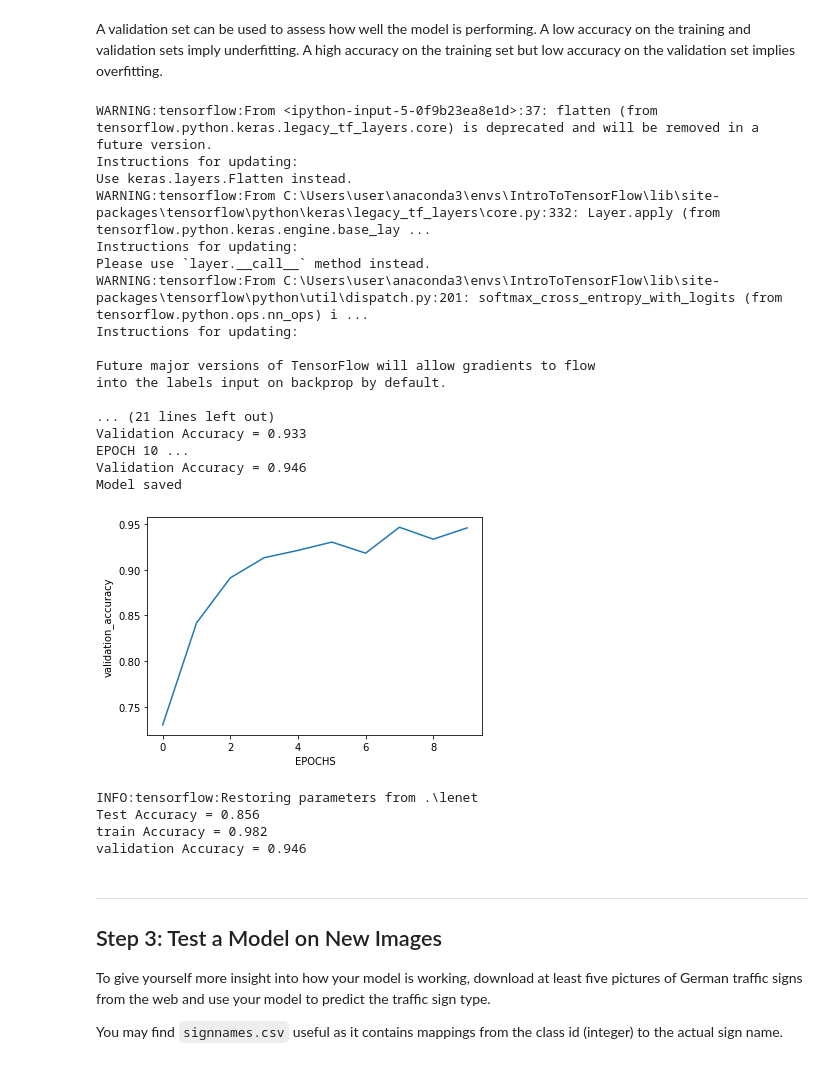
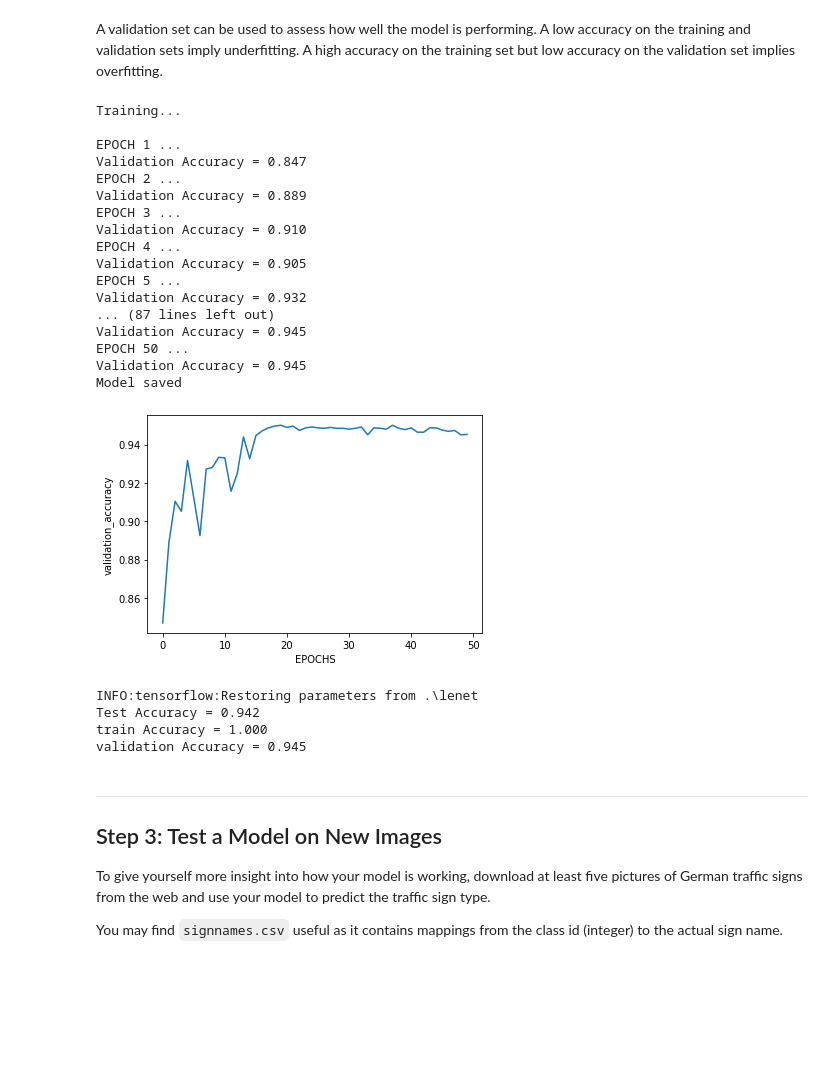
Before and after one commit to ruyi-tsai/CarND-Traffic-Sign-Classifier-Project, a Jupyter notebook: Traffic_Sign_Classifier.ipynb, the cells around one changed output. Cells and saved outputs as stored; diff of their text form; code cells hidden in the pictures; blank space fills up the shorter version.

```diff
--- a/Traffic_Sign_Classifier.ipynb
+++ b/Traffic_Sign_Classifier.ipynb
@@ -204,7 +234,7 @@ def normalize_grayscale(image_data):
 ### Define your architecture here.
 import tensorflow.compat.v1 as tf
 tf.disable_v2_behavior()
-EPOCHS = 10
+EPOCHS = 50
 BATCH_SIZE =128
 
 #from tensorflow.contrib.layers import flatten
@@ -214,41 +244,41 @@ def LeNet(x):
     mu = 0
     sigma = 0.1
 
-    # SOLUTION: Layer 1: Convolutional. Input = 32x32x3. Output = 28x28x6.
-    conv1_W = tf.Variable(tf.truncated_normal(shape=(5, 5, 3, 6), mean = mu, stddev = sigma))
-    conv1_b = tf.Variable(tf.zeros(6))
+    # SOLUTION: Layer 1: Convolutional. Input = 32x32x3. Output = 28x28x32.
+    conv1_W = tf.Variable(tf.truncated_normal(shape=(5, 5, 1, 32), mean = mu, stddev = sigma))
+    conv1_b = tf.Variable(tf.zeros(32))
     conv1   = tf.nn.conv2d(x, conv1_W, strides=[1, 1, 1, 1], padding='VALID') + conv1_b
 
     # SOLUTION: Activation.
     conv1 = tf.nn.relu(conv1)
 
-    # SOLUTION: Pooling. Input = 28x28x6. Output = 14x14x6.
+    # SOLUTION: Pooling. Input = 28x28x32. Output = 14x14x32.
     conv1 = tf.nn.max_pool(conv1, ksize=[1, 2, 2, 1], strides=[1, 2, 2, 1], padding='VALID')
 
-    # SOLUTION: Layer 2: Convolutional. Output = 10x10x16.
-    conv2_W = tf.Variable(tf.truncated_normal(shape=(5, 5, 6, 16), mean = mu, stddev = sigma))
-    conv2_b = tf.Variable(tf.zeros(16))
+    # SOLUTION: Layer 2: Convolutional. Output = 10x10x64.
+    conv2_W = tf.Variable(tf.truncated_normal(shape=(5, 5, 32, 64), mean = mu, stddev = sigma))
+    conv2_b = tf.Variable(tf.zeros(64))
     conv2   = tf.nn.conv2d(conv1, conv2_W, strides=[1, 1, 1, 1], padding='VALID') + conv2_b
 
     # SOLUTION: Activation.
     conv2 = tf.nn.relu(conv2)
 
-    # SOLUTION: Pooling. Input = 10x10x16. Output = 5x5x16.
+    # SOLUTION: Pooling. Input = 10x10x64. Output = 5x5x64.
     conv2 = tf.nn.max_pool(conv2, ksize=[1, 2, 2, 1], strides=[1, 2, 2, 1], padding='VALID')
 
-    # SOLUTION: Flatten. Input = 5x5x16. Output = 400.
+    # SOLUTION: Flatten. Input = 5x5x64. Output = 1600.
     fc0   = tf.compat.v1.layers.flatten(conv2)
 
-    # SOLUTION: Layer 3: Fully Connected. Input = 400. Output = 120.
-    fc1_W = tf.Variable(tf.truncated_normal(shape=(400, 120), mean = mu, stddev = sigma))
-    fc1_b = tf.Variable(tf.zeros(120))
+    # SOLUTION: Layer 3: Fully Connected. Input = 1600. Output = 1200.
+    fc1_W = tf.Variable(tf.truncated_normal(shape=(1600, 1200), mean = mu, stddev = sigma))
+    fc1_b = tf.Variable(tf.zeros(1200))
     fc1   = tf.matmul(fc0, fc1_W) + fc1_b
 
     # SOLUTION: Activation.
     fc1    = tf.nn.relu(fc1)
 
-    # SOLUTION: Layer 4: Fully Connected. Input = 120. Output = 84.
-    fc2_W  = tf.Variable(tf.truncated_normal(shape=(120, 84), mean = mu, stddev = sigma))
+    # SOLUTION: Layer 4: Fully Connected. Input = 1200. Output = 84.
+    fc2_W  = tf.Variable(tf.truncated_normal(shape=(1200, 84), mean = mu, stddev = sigma))
     fc2_b  = tf.Variable(tf.zeros(84))
     fc2    = tf.matmul(fc1, fc2_W) + fc2_b
 
@@ -261,7 +291,7 @@ def LeNet(x):
     logits = tf.matmul(fc2, fc3_W) + fc3_b
 
     return logits
-x = tf.placeholder(tf.float32, shape=(None, 32, 32, 3))
+x = tf.placeholder(tf.float32, shape=(None, 32, 32, 1))
 y = tf.placeholder(tf.int32,shape= (None))
 one_hot_y = tf.one_hot(y, 43)
 ### Feel free to use as many code cells as needed.
@@ -302,50 +332,50 @@ def evaluate(X_data, y_data):
     return total_accuracy / num_examples
 
 with tf.Session() as sess:
     sess.run(tf.global_variables_initializer())
     num_examples = len(X_train)
 
     print("Training...")
     print()
     acc = np.zeros( (EPOCHS) )
     for i in range(EPOCHS):
         X_train, y_train = shuffle(X_train, y_train)
         for offset in range(0, num_examples, BATCH_SIZE):
             end = offset + BATCH_SIZE
             batch_x, batch_y = X_train[offset:end], y_train[offset:end]
             sess.run(training_operation, feed_dict={x: batch_x, y: batch_y})
 
-        validation_accuracy = evaluate(X_validation, y_validation)
+        validation_accuracy = evaluate(X_valid, y_valid)
         print("EPOCH {} ...".format(i+1))
         print("Validation Accuracy = {:.3f}".format(validation_accuracy))
         acc[i] = validation_accuracy
 
 
     saver.save(sess, './lenet')
     print("Model saved")
     plt.plot(acc) # year:x軸，pop:y軸
     plt.xlabel('EPOCHS')
     plt.ylabel('validation_accuracy')
     plt.show()
 # %% [output]
-WARNING:tensorflow:From <ipython-input-5-0f9b23ea8e1d>:37: flatten (from tensorflow.python.keras.legacy_tf_layers.core) is deprecated and will be removed in a future version.
-Instructions for updating:
-Use keras.layers.Flatten instead.
-WARNING:tensorflow:From C:\Users\user\anaconda3\envs\IntroToTensorFlow\lib\site-packages\tensorflow\python\keras\legacy_tf_layers\core.py:332: Layer.apply (from tensorflow.python.keras.engine.base_lay ...
-Instructions for updating:
-Please use `layer.__call__` method instead.
-WARNING:tensorflow:From C:\Users\user\anaconda3\envs\IntroToTensorFlow\lib\site-packages\tensorflow\python\util\dispatch.py:201: softmax_cross_entropy_with_logits (from tensorflow.python.ops.nn_ops) i ...
-Instructions for updating:
+Training...
 
-Future major versions of TensorFlow will allow gradients to flow
-into the labels input on backprop by default.
-
-... (21 lines left out)
-Validation Accuracy = 0.933
-EPOCH 10 ...
-Validation Accuracy = 0.946
+EPOCH 1 ...
+Validation Accuracy = 0.847
+EPOCH 2 ...
+Validation Accuracy = 0.889
+EPOCH 3 ...
+Validation Accuracy = 0.910
+EPOCH 4 ...
+Validation Accuracy = 0.905
+EPOCH 5 ...
+Validation Accuracy = 0.932
+... (87 lines left out)
+Validation Accuracy = 0.945
+EPOCH 50 ...
+Validation Accuracy = 0.945
 Model saved
-[figure, old version]
+[figure, new version]
 # %%
 with tf.Session() as sess:
     saver.restore(sess, tf.train.latest_checkpoint('.'))
@@ -356,13 +386,13 @@ with tf.Session() as sess:
     test_accuracy = evaluate(X_train, y_train)
     print("train Accuracy = {:.3f}".format(test_accuracy))
 
-    test_accuracy = evaluate(X_validation, y_validation)
+    test_accuracy = evaluate(X_valid, y_valid)
     print("validation Accuracy = {:.3f}".format(test_accuracy))
 # %% [output]
 INFO:tensorflow:Restoring parameters from .\lenet
-Test Accuracy = 0.856
-train Accuracy = 0.982
-validation Accuracy = 0.946
+Test Accuracy = 0.942
+train Accuracy = 1.000
+validation Accuracy = 0.945
 # %% [markdown]
 ---
 
```
Also changed, not shown: parts of 7 cells of this notebook, 3 other files.
